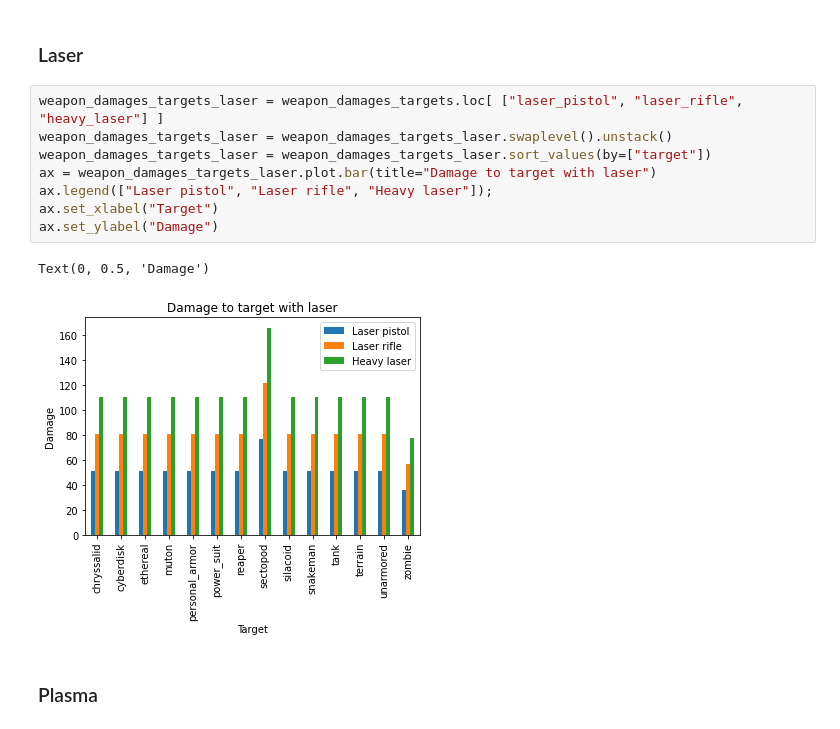
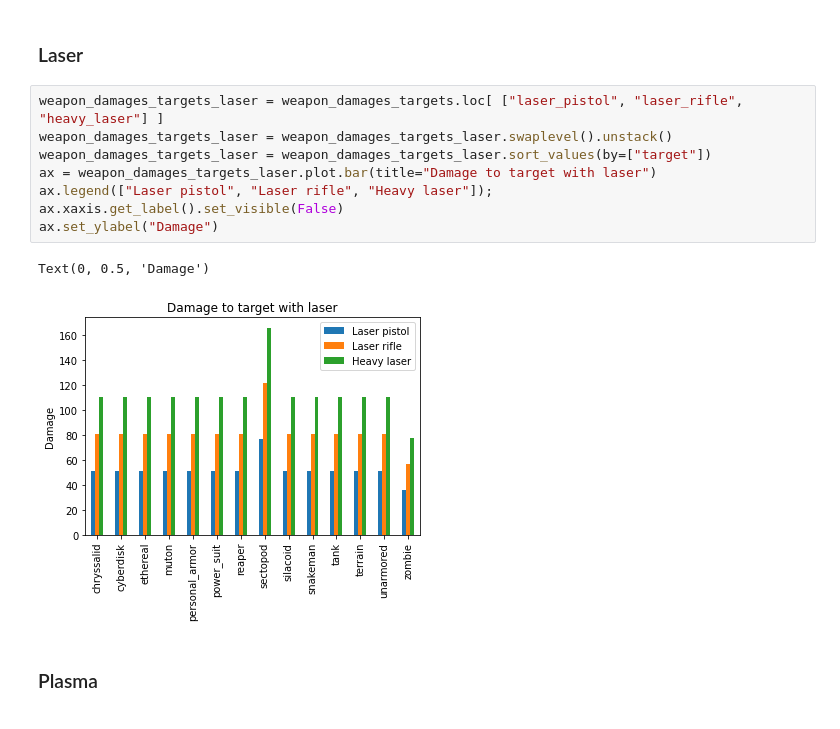
Before and after one commit to Bernardo-MG/xcom-analysis-jupyter-notebook, a Jupyter notebook: enemy_unknown/weapon_damage_target.ipynb, the cells around one changed output. Cells and saved outputs as stored; diff of their text form.

```diff
--- a/enemy_unknown/weapon_damage_target.ipynb
+++ b/enemy_unknown/weapon_damage_target.ipynb
@@ -186,14 +186,14 @@ Text(0, 0.5, 'Damage')
 # %%
 weapon_damages_targets_laser = weapon_damages_targets.loc[ ["laser_pistol", "laser_rifle", "heavy_laser"] ]
 weapon_damages_targets_laser = weapon_damages_targets_laser.swaplevel().unstack()
 weapon_damages_targets_laser = weapon_damages_targets_laser.sort_values(by=["target"])
 ax = weapon_damages_targets_laser.plot.bar(title="Damage to target with laser")
 ax.legend(["Laser pistol", "Laser rifle", "Heavy laser"]);
-ax.set_xlabel("Target")
+ax.xaxis.get_label().set_visible(False)
 ax.set_ylabel("Damage")
 # %% [output]
 Text(0, 0.5, 'Damage')
-[figure, old version]
+[figure, new version]
 # %% [markdown]
 ### Plasma
 # %%
```
Also changed, not shown: parts of 20 cells of this notebook, 6 other files.
